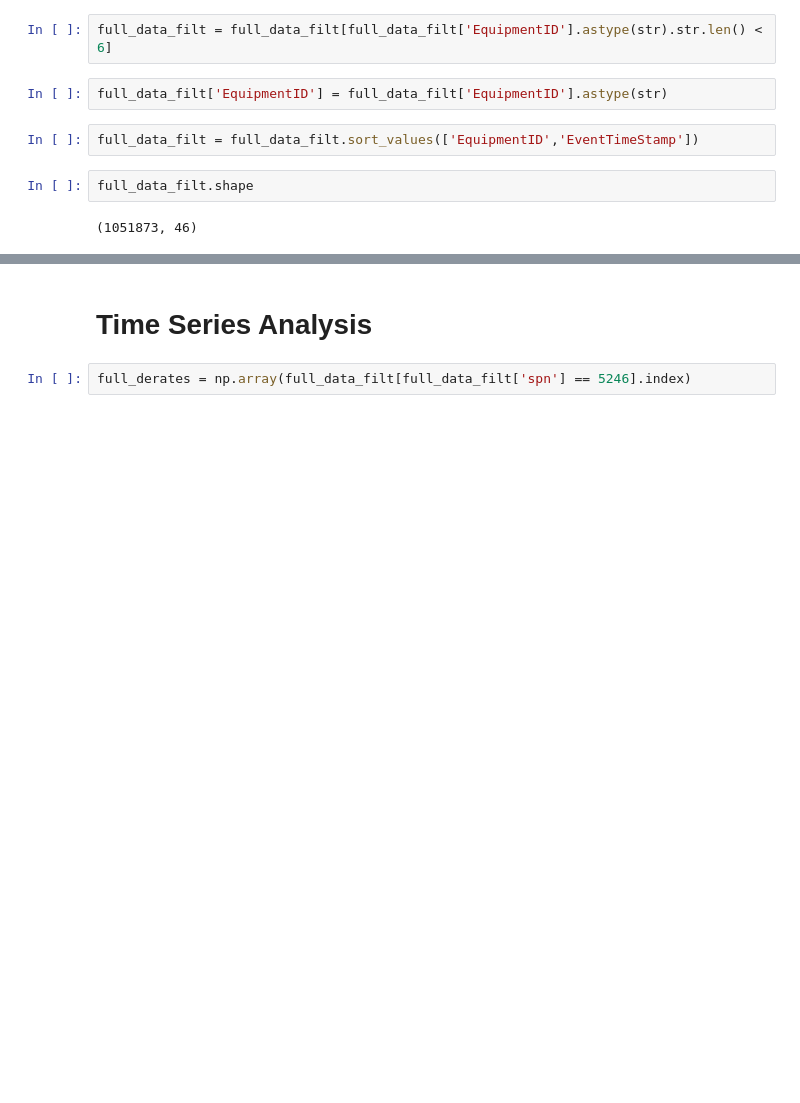
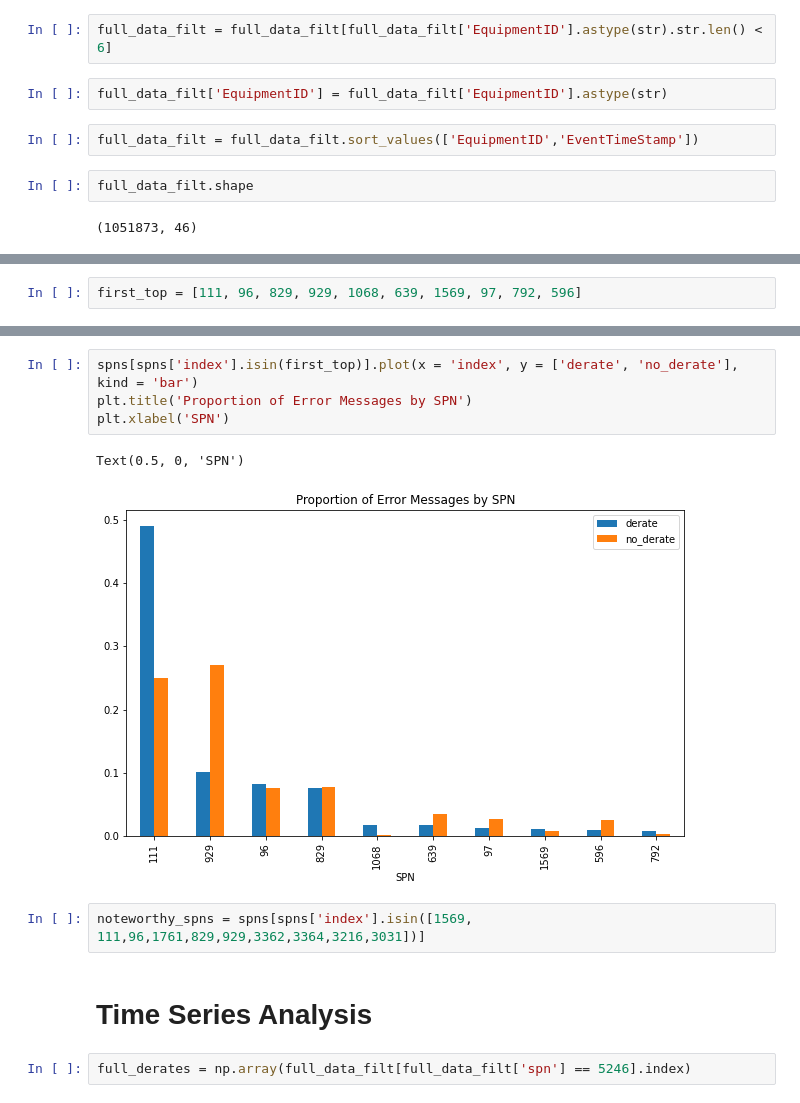
Before and after one commit to nss-data-science-cohort-5/big_g_express-eye_of_the_tiger, a Jupyter notebook: notebooks/Cleaning_and_analysis.ipynb, the cells around one changed output, grey strips where cells are left out. Cells and saved outputs as stored; diff of their text form; blank space fills up the shorter version.

```diff
--- a/notebooks/Cleaning_and_analysis.ipynb
+++ b/notebooks/Cleaning_and_analysis.ipynb
@@ -223,0 +228,2 @@ full_data_filt.shape
+# %%
+first_top = [111, 96, 829, 929, 1068, 639, 1569, 97, 792, 596]
@@ -224,3 +237,12 @@ full_data_filt.shape
+# %%
+spns[spns['index'].isin(first_top)].plot(x = 'index', y = ['derate', 'no_derate'], kind = 'bar')
+plt.title('Proportion of Error Messages by SPN')
+plt.xlabel('SPN')
+# %% [output]
+Text(0.5, 0, 'SPN')
+[figure, added]
+# %%
+noteworthy_spns = spns[spns['index'].isin([1569, 111,96,1761,829,929,3362,3364,3216,3031])]
 # %% [markdown]
 # Time Series Analysis
 # %%
```
Also changed, not shown: parts of 22 cells of this notebook, 2 other files.
